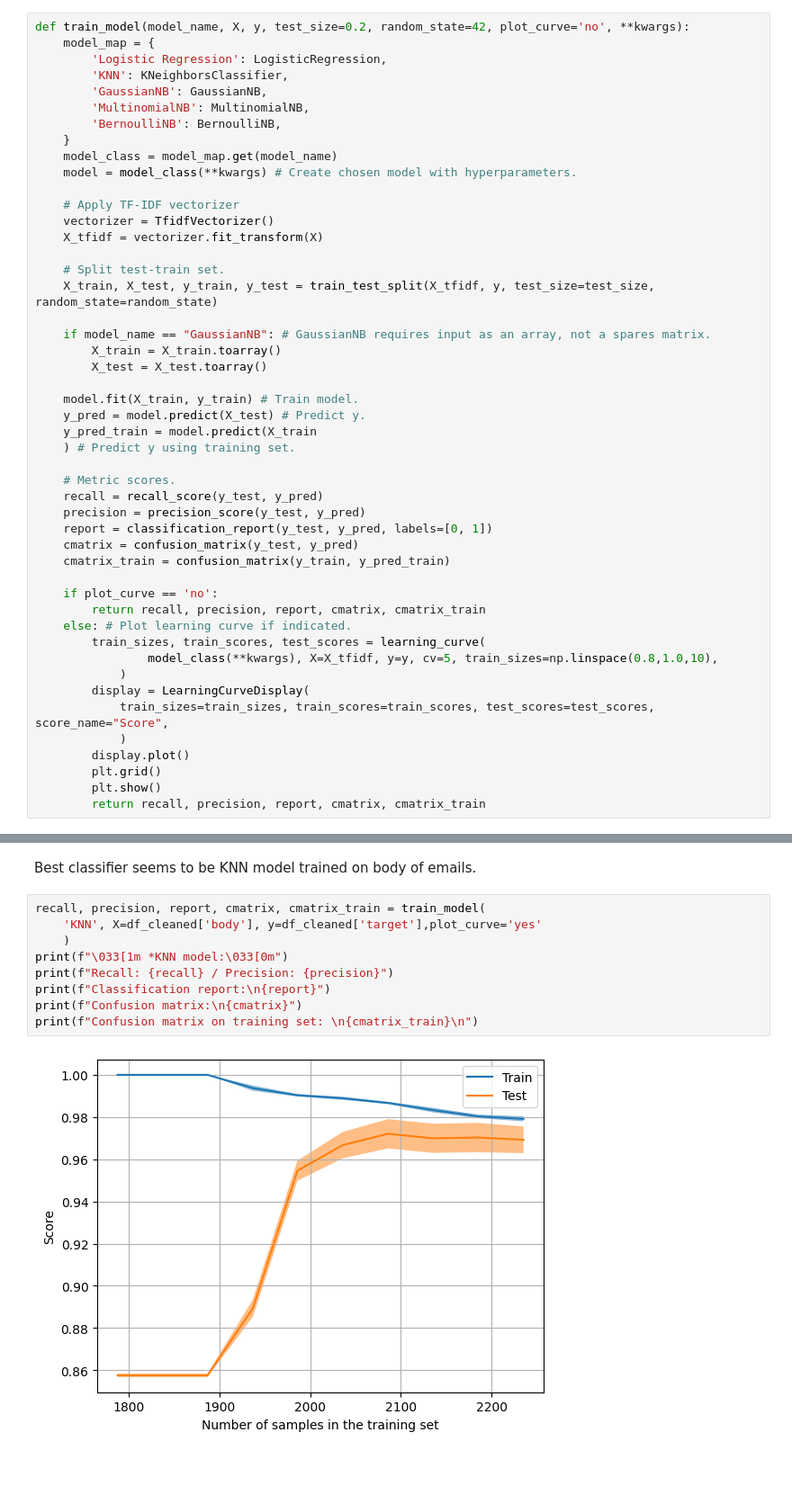
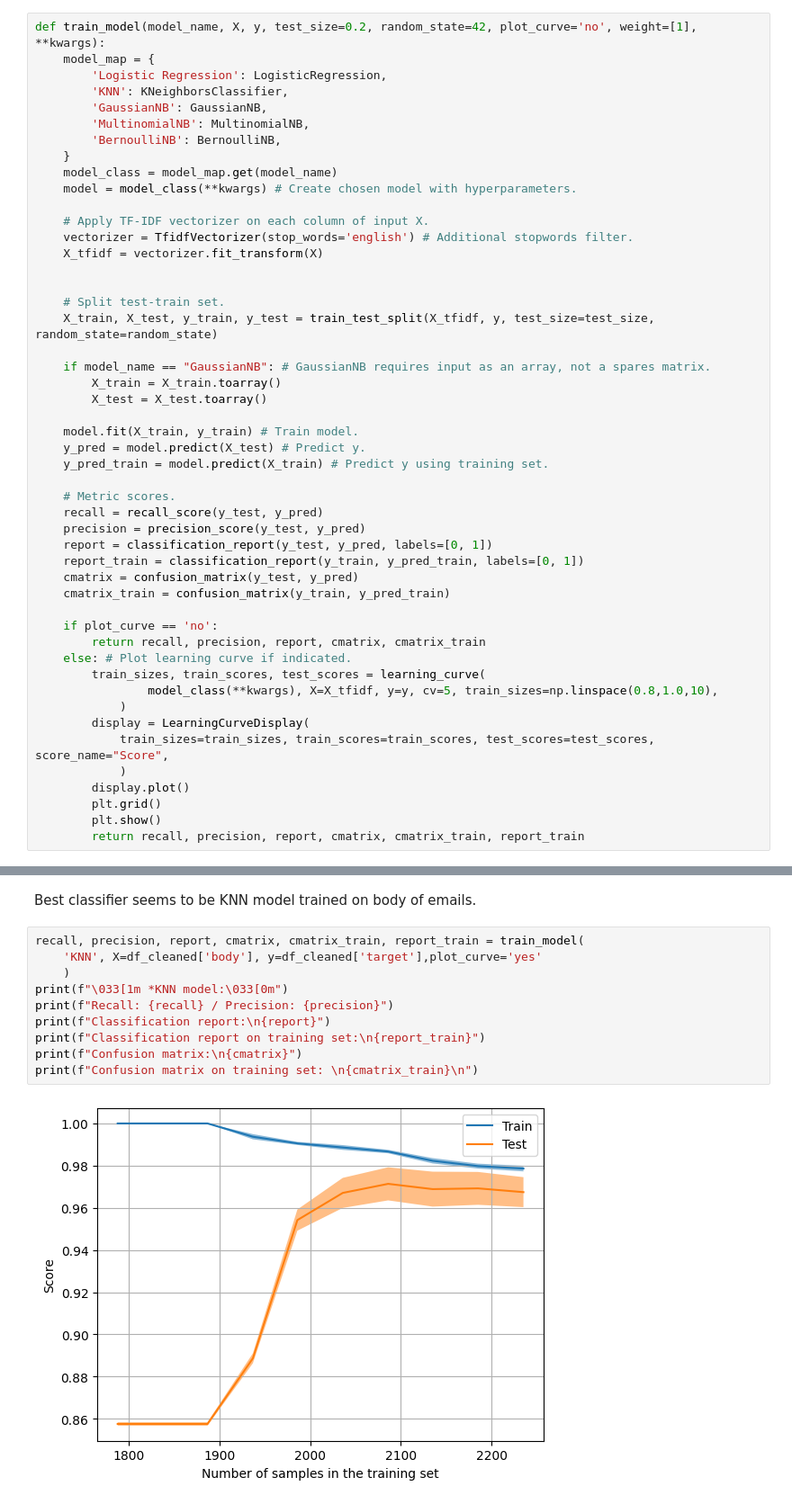
Before and after one commit to Jaee7777/ds5220, a Jupyter notebook: src/hw2_p6.ipynb, the cells around one changed output, grey strips where cells are left out. Shown at 90% size. Saved outputs shown, nothing was run; the diff lists cells and outputs as text; blank space fills up the shorter version.

```diff
--- a/src/hw2_p6.ipynb
+++ b/src/hw2_p6.ipynb
@@ -196,7 +194,7 @@ df without NaN:
 # %% [markdown]
 Create a function to train and test different models. TF-IDF and test-train split are applied within the function.
 # %%
-def train_model(model_name, X, y, test_size=0.2, random_state=42, plot_curve='no', **kwargs):
+def train_model(model_name, X, y, test_size=0.2, random_state=42, plot_curve='no', weight=[1], **kwargs):
     model_map = {
         'Logistic Regression': LogisticRegression,
         'KNN': KNeighborsClassifier,
@@ -207,9 +205,10 @@ def train_model(model_name, X, y, test_size=0.2, random_state=42, plot_curve='no
     model_class = model_map.get(model_name)
     model = model_class(**kwargs) # Create chosen model with hyperparameters.
 
-    # Apply TF-IDF vectorizer
-    vectorizer = TfidfVectorizer()
+    # Apply TF-IDF vectorizer on each column of input X.
+    vectorizer = TfidfVectorizer(stop_words='english') # Additional stopwords filter.
     X_tfidf = vectorizer.fit_transform(X)
+
 
     # Split test-train set.
     X_train, X_test, y_train, y_test = train_test_split(X_tfidf, y, test_size=test_size, random_state=random_state)
@@ -220,13 +219,13 @@ def train_model(model_name, X, y, test_size=0.2, random_state=42, plot_curve='no
 
     model.fit(X_train, y_train) # Train model.
     y_pred = model.predict(X_test) # Predict y.
-    y_pred_train = model.predict(X_train
-    ) # Predict y using training set.
+    y_pred_train = model.predict(X_train) # Predict y using training set.
 
     # Metric scores.
     recall = recall_score(y_test, y_pred)
     precision = precision_score(y_test, y_pred)
     report = classification_report(y_test, y_pred, labels=[0, 1])
+    report_train = classification_report(y_train, y_pred_train, labels=[0, 1])
     cmatrix = confusion_matrix(y_test, y_pred)
     cmatrix_train = confusion_matrix(y_train, y_pred_train)
 
@@ -242,7 +241,7 @@ def train_model(model_name, X, y, test_size=0.2, random_state=42, plot_curve='no
         display.plot()
         plt.grid()
         plt.show()
-        return recall, precision, report, cmatrix, cmatrix_train
+        return recall, precision, report, cmatrix, cmatrix_train, report_train
 # %% [markdown]
 Testing models with X as body
 # %%
@@ -306,16 +335,17 @@ Confusion matrix on training set:
 # %% [markdown]
 Best classifier seems to be KNN model trained on body of emails.
 # %%
-recall, precision, report, cmatrix, cmatrix_train = train_model(
+recall, precision, report, cmatrix, cmatrix_train, report_train = train_model(
     'KNN', X=df_cleaned['body'], y=df_cleaned['target'],plot_curve='yes'
     )
 print(f"\033[1m *KNN model:\033[0m")
 print(f"Recall: {recall} / Precision: {precision}")
 print(f"Classification report:\n{report}")
+print(f"Classification report on training set:\n{report_train}")
 print(f"Confusion matrix:\n{cmatrix}")
 print(f"Confusion matrix on training set: \n{cmatrix_train}\n")
 # %% [output]
-[figure, old version]
+[figure, new version]
  *KNN model:
 Recall: 0.8736842105263158 / Precision: 0.9431818181818182
 Classification report:
```
Also changed, not shown: parts of 7 cells of this notebook.
